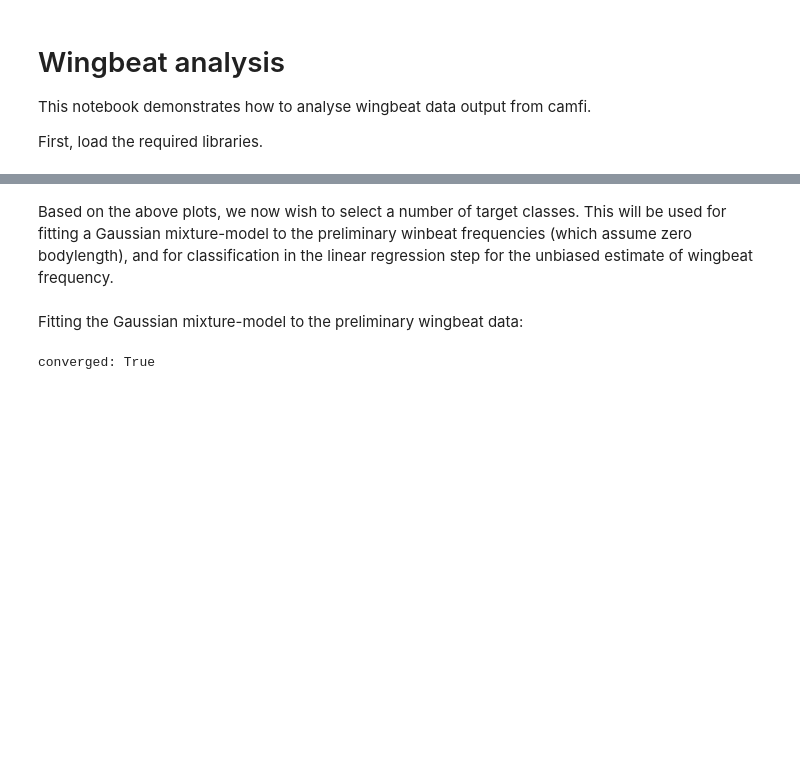
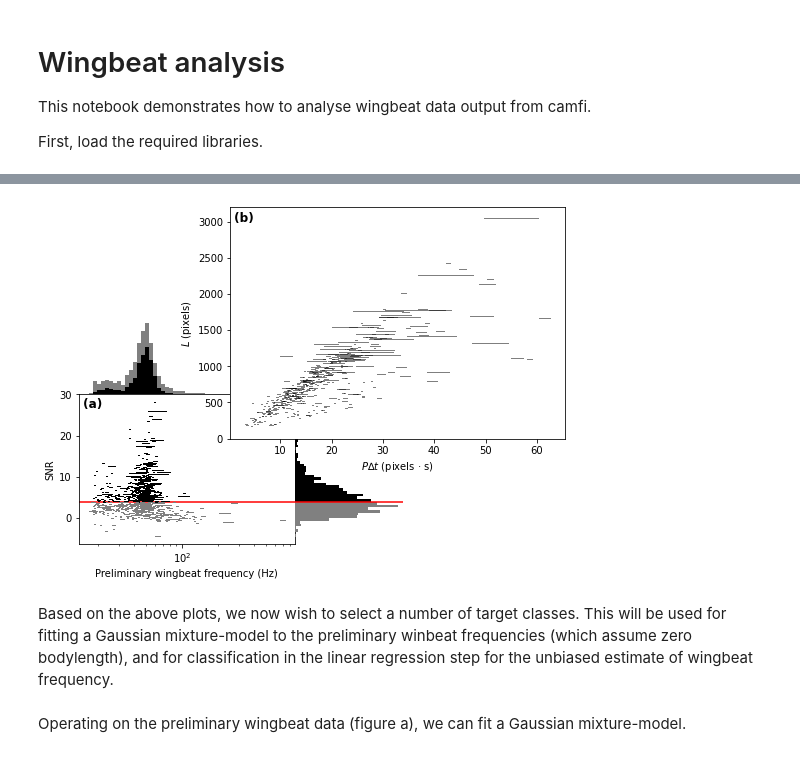
Before and after one commit to J-Wall/camfi, a Jupyter notebook: examples/wingbeat_analysis.ipynb, the cells around one changed output, grey strips where cells are left out. Saved outputs shown, nothing was run; the diff lists cells and outputs as text; code cells hidden in the pictures; blank space fills up the shorter version.

Commit message:
Documentation rebuild, and new wingbeat analysis notebook

```diff
--- a/examples/wingbeat_analysis.ipynb
+++ b/examples/wingbeat_analysis.ipynb
@@ -53,0 +26,8 @@ data = np.loadtxt(
+# %%
+image_root = Path("data/")
+data_path = "data/cabramurra_all_annotations.json"
+
+via_project = ViaProject.parse_file(data_path)
+
+locationtime_path = "data/cabramurra_locationtimes.json"
+locationtimes = LocationTimeCollector.parse_file(locationtime_path)
@@ -53,0 +66,3 @@ data = np.loadtxt(
+# %%
+regions = via_project.to_region_dataframe()
+regions
@@ -58 +85,5 @@ snr_thresh = 4.0
+# %%
+snr_thresh = 4.0
+polyline_regions = regions[regions["name"] == "polyline"]
+above_thresh = polyline_regions[polyline_regions["snr"] >= snr_thresh]
 # %% [markdown]
@@ -196,19 +91,14 @@ p = ax_regression.plot(
+# %%
+plotter = MatplotlibWingbeatFrequencyPlotter(
+    polyline_regions=polyline_regions,
+    snr_thresh=snr_thresh,
+)
+fig = plotter.plot()
+# %% [output]
+[figure, added]
 # %% [markdown]
 Based on the above plots, we now wish to select a number of target classes. This will be used for fitting a Gaussian mixture-model to the preliminary winbeat frequencies (which assume zero bodylength), and for classification in the linear regression step for the unbiased estimate of wingbeat frequency.
 # %%
 n_classes = 2
-# %% [markdown]
-Fitting the Gaussian mixture-model to the preliminary wingbeat data:
-# %%
-gmm = GaussianMixture(n_components=n_classes, random_state=20200721)
-labels = gmm.fit_predict(
-    np.log10(np.concatenate([
-        filtered_data['wb_freq_dn'],
-        filtered_data['wb_freq_up']
-    ])).reshape(-1, 1))
-
-print("converged:", gmm.converged_)
-
-labels = labels[:filtered_data.shape[0]] + labels[filtered_data.shape[0]:]
-# %% [output]
-converged: True
+# %% [markdown]
+Operating on the preliminary wingbeat data (figure a), we can fit a Gaussian mixture-model.
```
Also changed, not shown: parts of 26 cells of this notebook, 12 other files.
